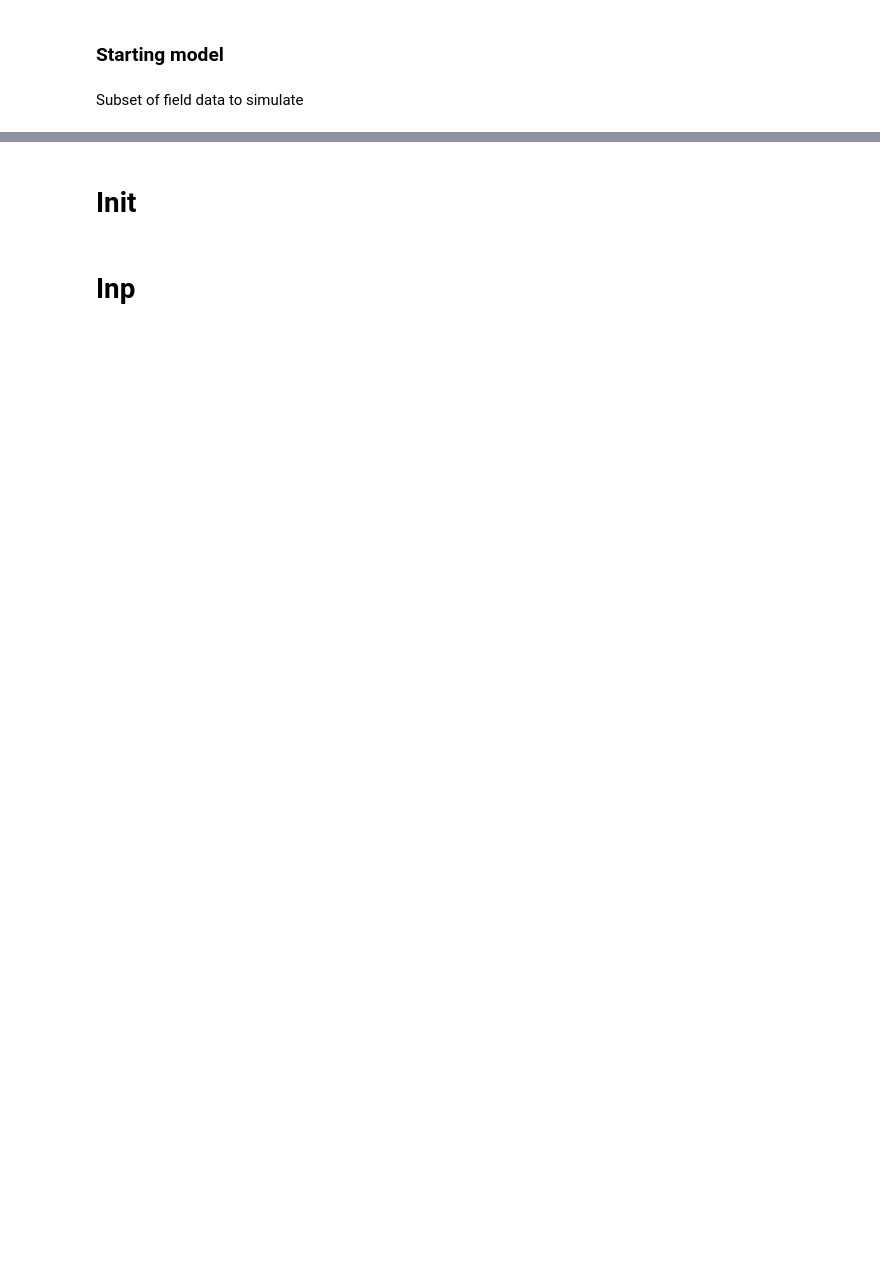
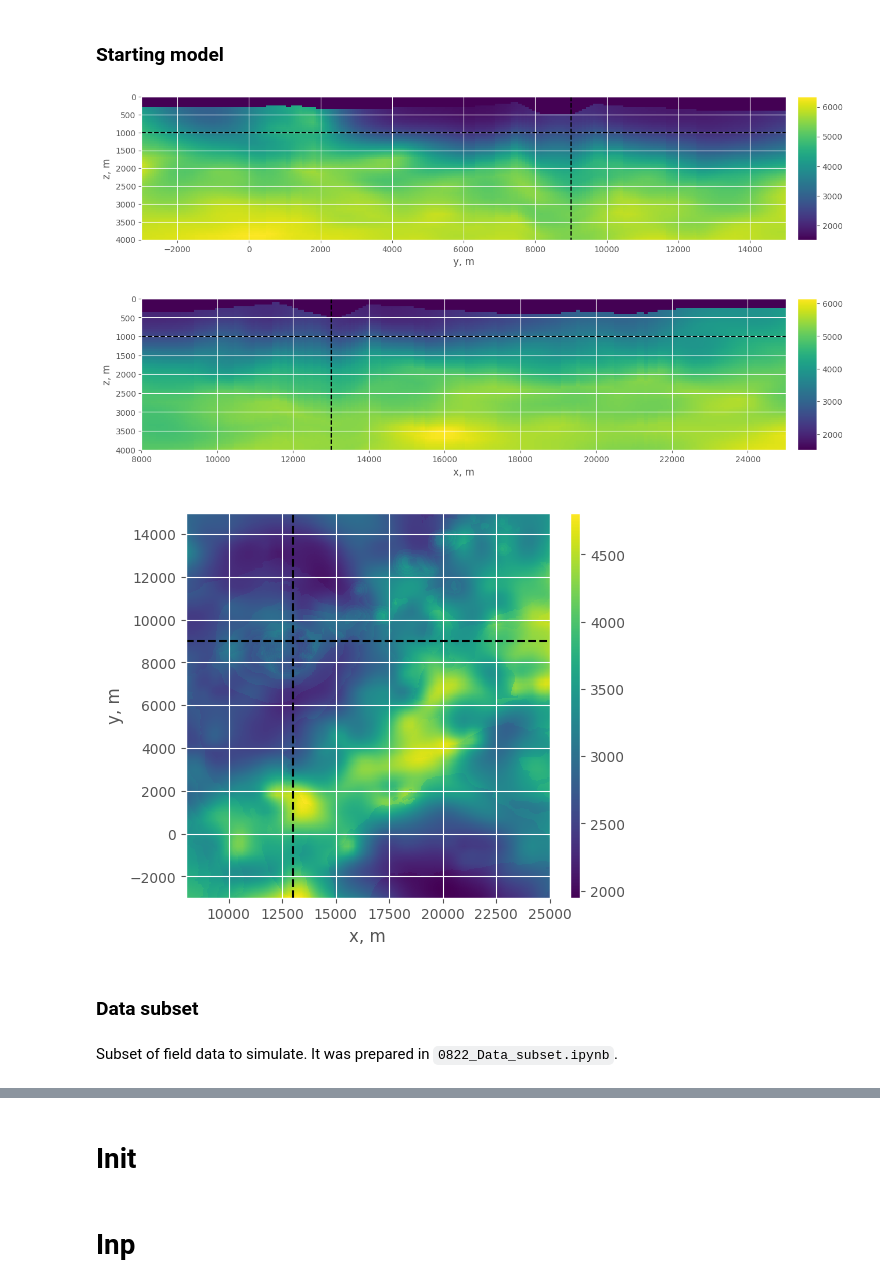
Before and after one commit to kmch/Santorini-FWI, a Jupyter notebook: notebooks/ch08_Kolumbo_volcano/0831_Synthetic-data_calculation.ipynb, the cells around one changed output, grey strips where cells are left out. Saved outputs shown, nothing was run; the diff lists cells and outputs as text; code cells hidden in the pictures; blank space fills up the shorter version.

```diff
--- a/notebooks/ch08_Kolumbo_volcano/0831_Synthetic-data_calculation.ipynb
+++ b/notebooks/ch08_Kolumbo_volcano/0831_Synthetic-data_calculation.ipynb
@@ -102,2 +96,10 @@ svp = xp.svp.arr.extract(b01.extent)
+# %%
+svp.plot_3slices(13e3,9e3,1e3) # fixme units, add bt, cmap, grid, slice-lines cleaining
+# %% [output]
+[figure, added]
+[figure, added]
+[figure, added]
+# %% [markdown]
+### Data subset
 # %% [markdown]
-Subset of field data to simulate
+Subset of field data to simulate. It was prepared in `0822_Data_subset.ipynb`.
```
Also changed, not shown: parts of 35 cells of this notebook, 14 other files.
